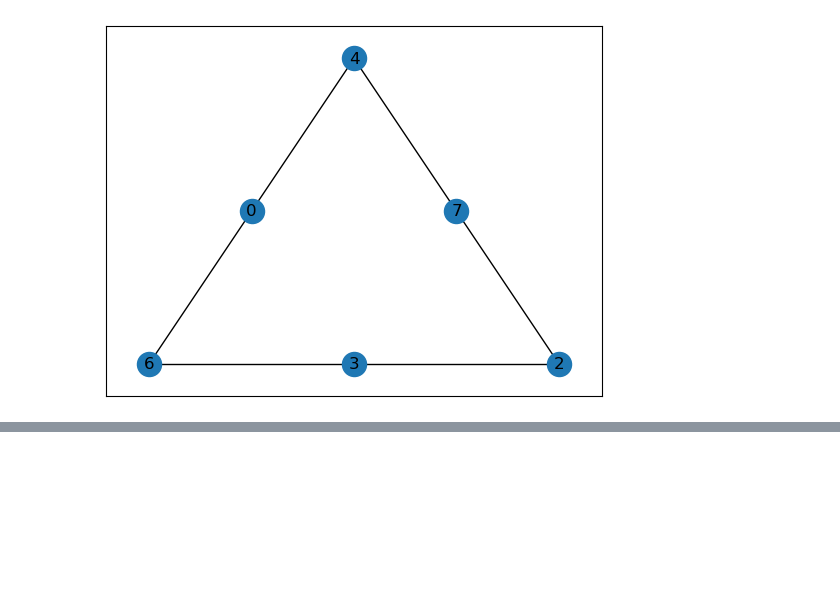
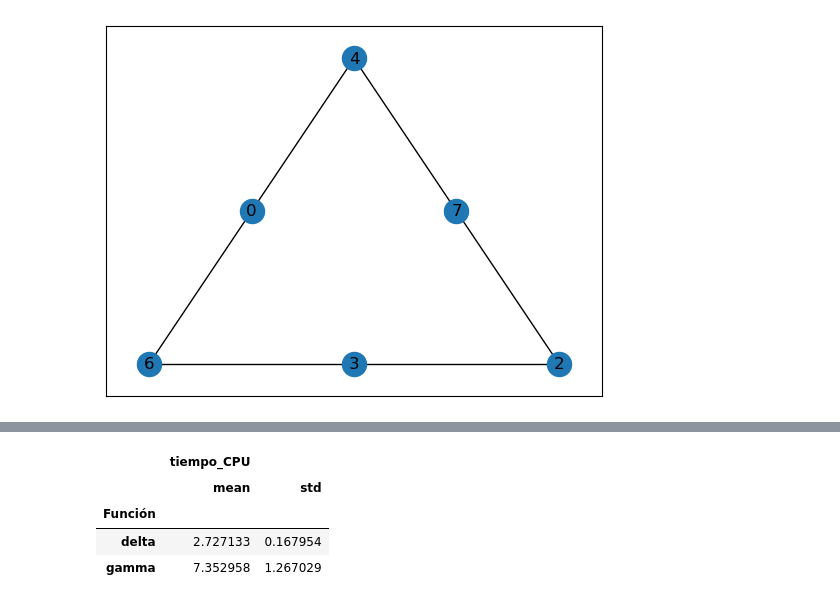
Before and after one commit to leoleoleo17/miniproy2_ia, a Jupyter notebook: Miniproyecto_2_Luengas_Gonzalez.ipynb, the cells around one changed output, grey strips where cells are left out. Saved outputs shown, nothing was run; the diff lists cells and outputs as text; code cells hidden in the pictures; blank space fills up the shorter version.

```diff
--- a/Miniproyecto_2_Luengas_Gonzalez.ipynb
+++ b/Miniproyecto_2_Luengas_Gonzalez.ipynb
@@ -321,0 +308,8 @@ Wall time: 5min 4s
+# %%
+%%time
+data = compara_funciones(lista_funs=lista_funs,
+                         lista_args=lista_tests,
+                         lista_nombres=lista_nombres,
+                         num_it=10)
+data.groupby('Función').agg({'tiempo_CPU':['mean', 'std']})
+# %% [output]
@@ -322,3 +317,8 @@ Wall time: 5min 4s
+|  | tiempo_CPU |  |
+|  | mean | std |
+| Función |  |  |
+| delta | 2.727133 | 0.167954 |
+| gamma | 7.352958 | 1.267029 |
 # %%
 fig, ax = plt.subplots(1,1, figsize=(len(lista_funs),10), tight_layout=True)
 sns.boxplot(data=data, x='Función', y='tiempo_CPU')
```
Also changed, not shown: parts of 27 cells of this notebook.
